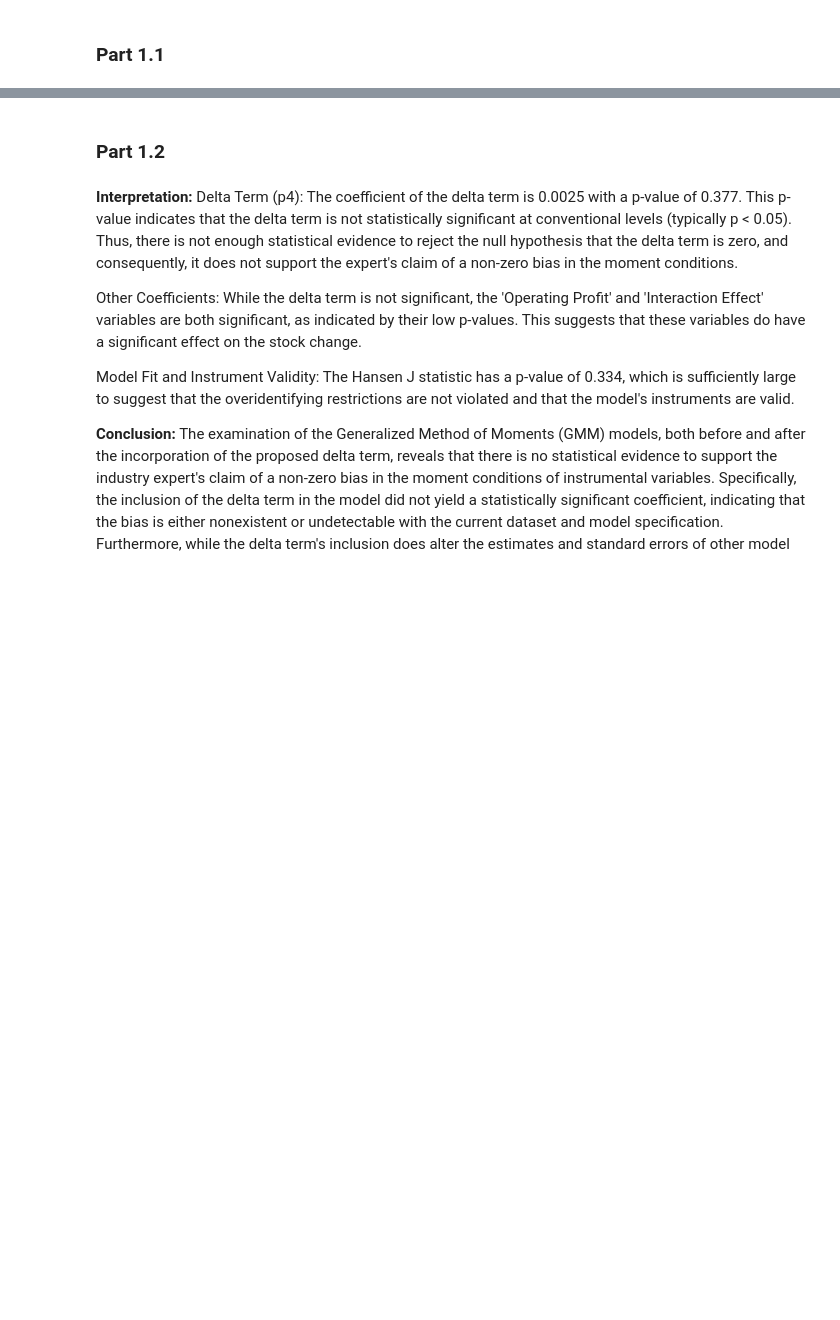
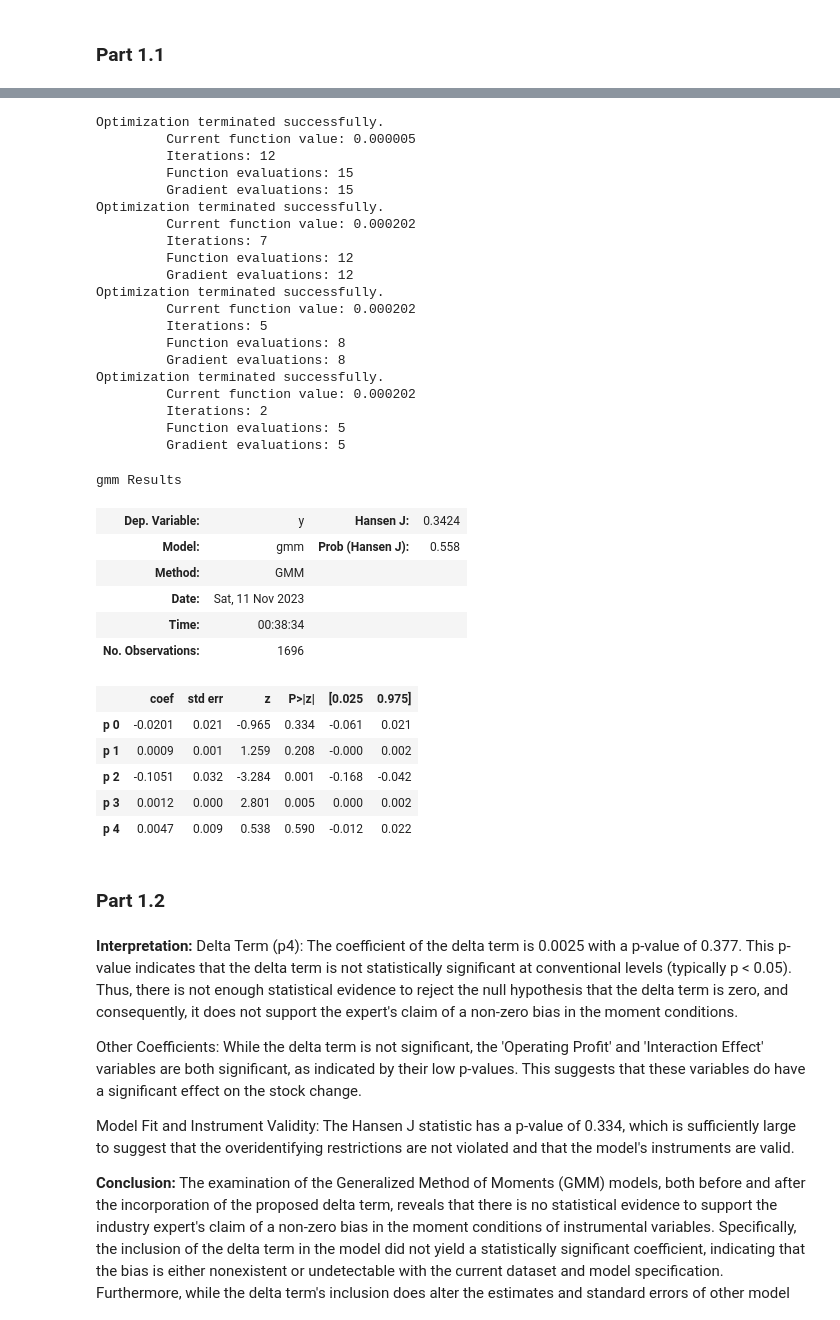
Before and after one commit to mahinbindra/schulich_data_science, a Jupyter notebook: PredictiveModelling_MidTerm.ipynb, the cells around one changed output, grey strips where cells are left out. Drawn from its saved outputs; the diff is of its cells as text; code cells hidden in the pictures; blank space fills up the shorter version.

```diff
--- a/PredictiveModelling_MidTerm.ipynb
+++ b/PredictiveModelling_MidTerm.ipynb
@@ -162,3 +126,69 @@ final_gmm Results
+# %%
+y_vals = np.array(data["Stock Change"])
+x_vals = np.array(data[["Inventory Turnover", "Operating Profit", "Interaction Effect"]])
+iv_vals = np.array(data[["Current Ratio", "Quick Ratio", "Debt Asset Ratio"]])
+
+class gmm(GMM):
+    def momcond(self, params):
+        p0, p1, p2, p3, delta = params  # Add delta as a parameter
+        endog = self.endog
+        exog = self.exog
+        inst = self.instrument
+
+        # Update instrumental-variable moment expressions with 𝛿 term
+        delta_term = delta * np.ones_like(endog)
+        error0 = endog - p0 - p1 * exog[:, 0] - p2 * exog[:, 1] - p3 * exog[:, 2] - delta_term
+        error1 = (endog - p0 - p1 * exog[:, 0] - p2 * exog[:, 1] - p3 * exog[:, 2]) * exog[:, 1]
+        error2 = (endog - p0 - p1 * exog[:, 0] - p2 * exog[:, 1] - p3 * exog[:, 2]) * exog[:, 2]
+        error3 = (endog - p0 - p1 * exog[:, 0] - p2 * exog[:, 1] - p3 * exog[:, 2]) * inst[:, 0]
+        error4 = (endog - p0 - p1 * exog[:, 0] - p2 * exog[:, 1] - p3 * exog[:, 2]) * inst[:, 1]
+        error5 = (endog - p0 - p1 * exog[:, 0] - p2 * exog[:, 1] - p3 * exog[:, 2]) * inst[:, 2]
+
+        g = np.column_stack((error0, error1, error2, error3, error4, error5))
+        return g
+
+
+beta0 = np.array([0.1, 0.1, 0.1, 0.1, 0.1])
+
+
+res = gmm(endog=y_vals, exog=x_vals, instrument=iv_vals, k_moms=6, k_params=5).fit(beta0)
+
+
+res.summary()
+# %% [output]
+Optimization terminated successfully.
+         Current function value: 0.000005
+         Iterations: 12
+         Function evaluations: 15
+         Gradient evaluations: 15
+Optimization terminated successfully.
+         Current function value: 0.000202
+         Iterations: 7
+         Function evaluations: 12
+         Gradient evaluations: 12
+Optimization terminated successfully.
+         Current function value: 0.000202
+         Iterations: 5
+         Function evaluations: 8
+         Gradient evaluations: 8
+Optimization terminated successfully.
+         Current function value: 0.000202
+         Iterations: 2
+         Function evaluations: 5
+         Gradient evaluations: 5
+gmm Results
+| Dep. Variable: | y | Hansen J: | 0.3424 |
+| Model: | gmm | Prob (Hansen J): | 0.558 |
+| Method: | GMM |  |  |
+| Date: | Sat, 11 Nov 2023 |  |  |
+| Time: | 00:38:34 |  |  |
+| No. Observations: | 1696 |  |  |
+|  | coef | std err | z | P>|z| | [0.025 | 0.975] |
+| p 0 | -0.0201 | 0.021 | -0.965 | 0.334 | -0.061 | 0.021 |
+| p 1 | 0.0009 | 0.001 | 1.259 | 0.208 | -0.000 | 0.002 |
+| p 2 | -0.1051 | 0.032 | -3.284 | 0.001 | -0.168 | -0.042 |
+| p 3 | 0.0012 | 0.000 | 2.801 | 0.005 | 0.000 | 0.002 |
+| p 4 | 0.0047 | 0.009 | 0.538 | 0.590 | -0.012 | 0.022 |
 # %% [markdown]
 ### Part 1.2
 # %% [markdown]
```
Also changed, not shown: parts of 10 cells of this notebook.
